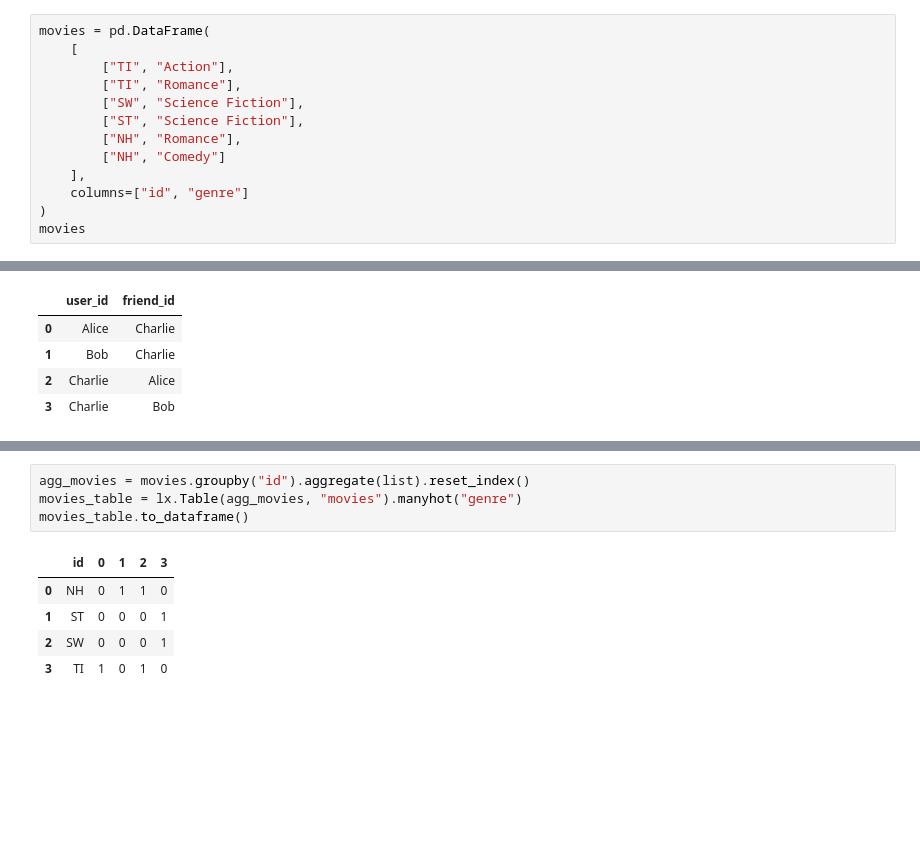
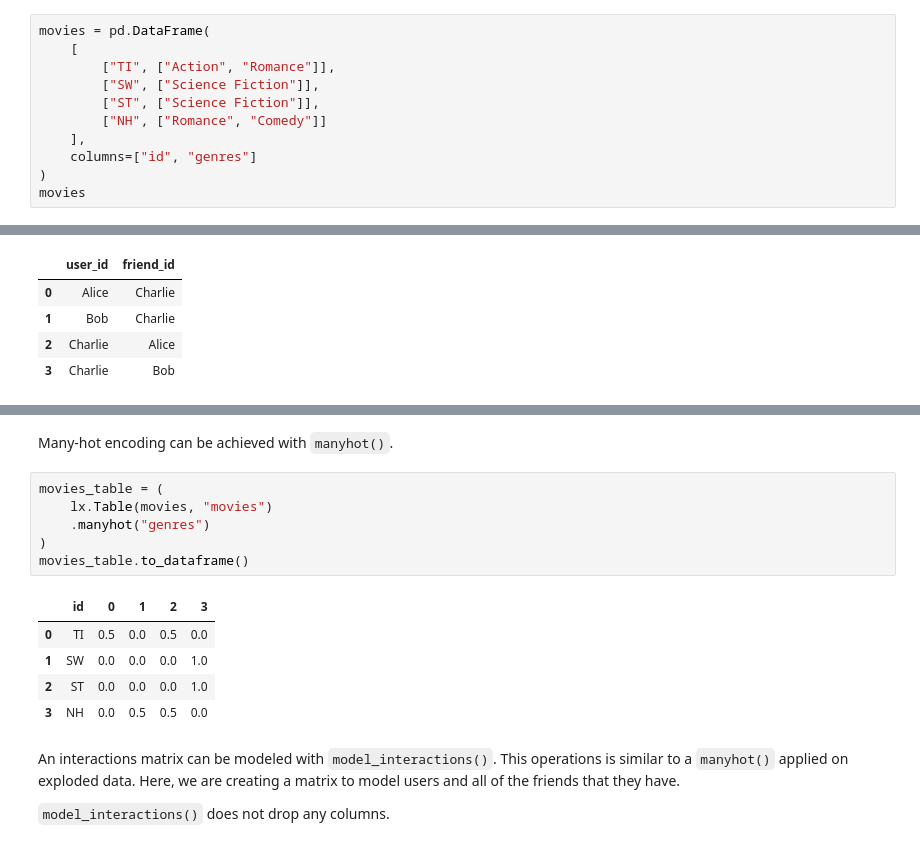
Before and after one commit to austin-pan/lynx, a Jupyter notebook: examples/tutorial.ipynb, the cells around one changed output, grey strips where cells are left out. Drawn from its saved outputs; the diff is of its cells as text; blank space fills up the shorter version.

```diff
--- a/examples/tutorial.ipynb
+++ b/examples/tutorial.ipynb
@@ -43,14 +75,12 @@ users
 # %%
 movies = pd.DataFrame(
     [
-        ["TI", "Action"],
-        ["TI", "Romance"],
-        ["SW", "Science Fiction"],
-        ["ST", "Science Fiction"],
-        ["NH", "Romance"],
-        ["NH", "Comedy"]
+        ["TI", ["Action", "Romance"]],
+        ["SW", ["Science Fiction"]],
+        ["ST", ["Science Fiction"]],
+        ["NH", ["Romance", "Comedy"]]
     ],
-    columns=["id", "genre"]
+    columns=["id", "genres"]
 )
 movies
 # %% [output]
@@ -81,10 +153,20 @@ friends
+# %% [markdown]
+Many-hot encoding can be achieved with `manyhot()`.
 # %%
-agg_movies = movies.groupby("id").aggregate(list).reset_index()
-movies_table = lx.Table(agg_movies, "movies").manyhot("genre")
+movies_table = (
+    lx.Table(movies, "movies")
+    .manyhot("genres")
+)
 movies_table.to_dataframe()
 # %% [output]
 |  | id | 0 | 1 | 2 | 3 |
-| 0 | NH | 0 | 1 | 1 | 0 |
-| 1 | ST | 0 | 0 | 0 | 1 |
-| 2 | SW | 0 | 0 | 0 | 1 |
-| 3 | TI | 1 | 0 | 1 | 0 |
+| 0 | TI | 0.5 | 0.0 | 0.5 | 0.0 |
+| 1 | SW | 0.0 | 0.0 | 0.0 | 1.0 |
+| 2 | ST | 0.0 | 0.0 | 0.0 | 1.0 |
+| 3 | NH | 0.0 | 0.5 | 0.5 | 0.0 |
+# %% [markdown]
+An interactions matrix can be modeled with `model_interactions()`. This
+operations is similar to a `manyhot()` applied on exploded data. Here, we are
+creating a matrix to model users and all of the friends that they have.
+
+`model_interactions()` does not drop any columns.
```
Also changed, not shown: parts of 41 cells of this notebook, 3 other files.
